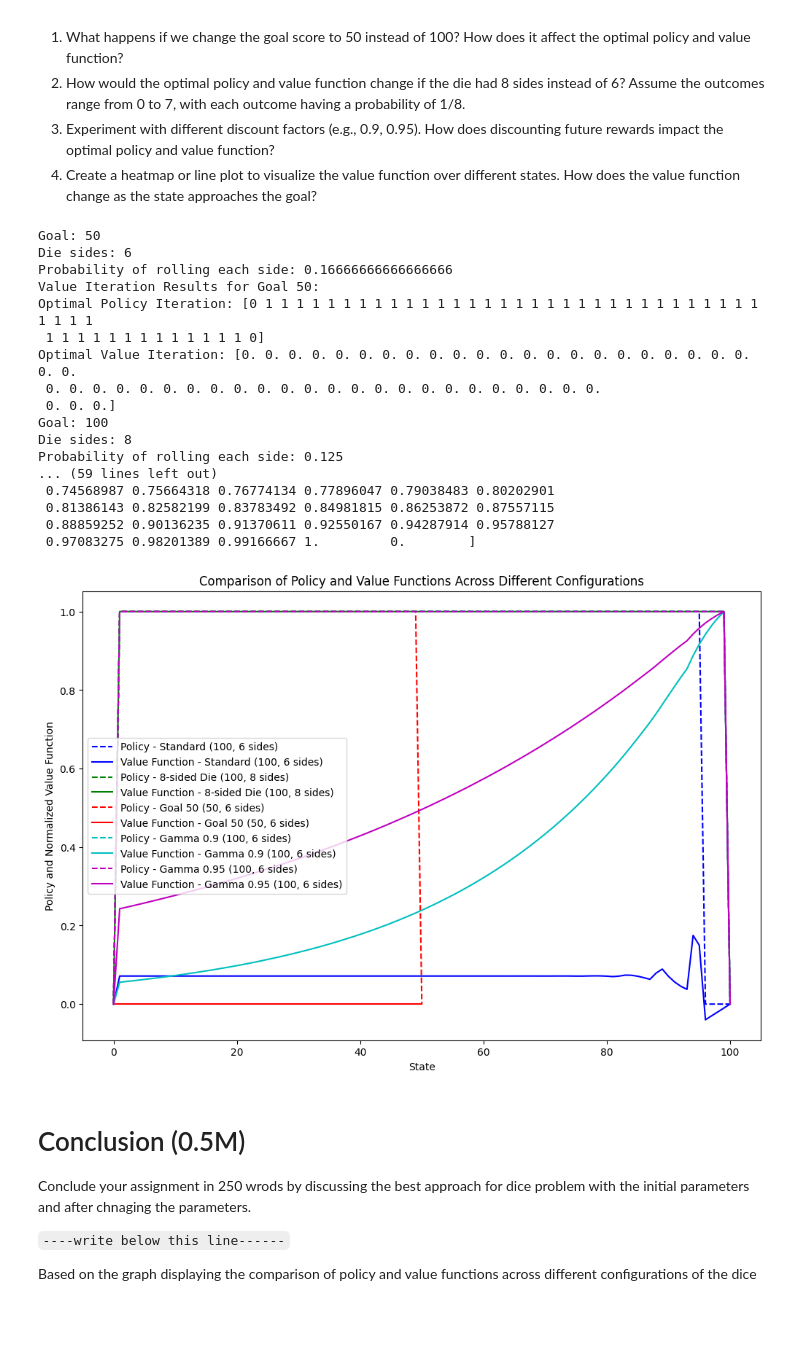
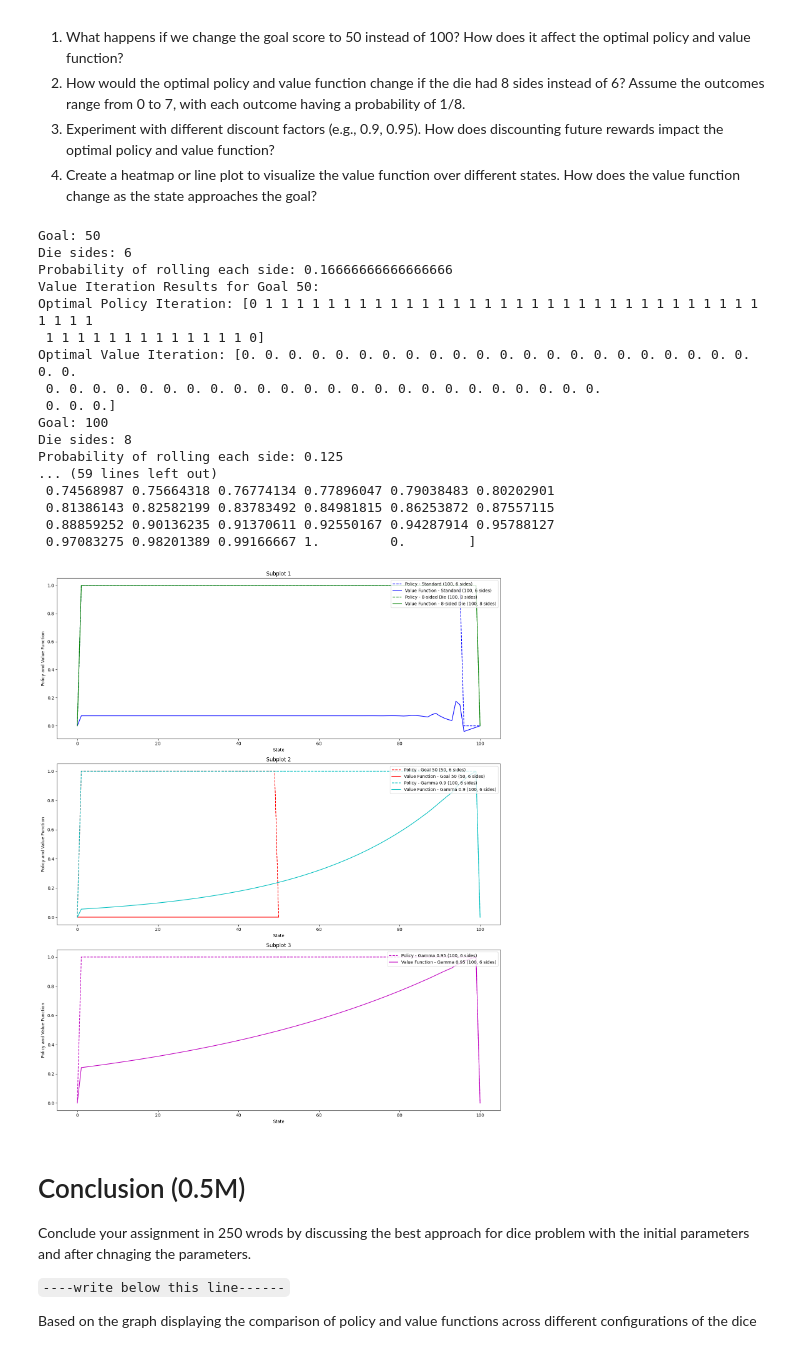
Before and after one commit to sedhha/bits-ai-ml-practice-problems, a Jupyter notebook: 2825/assignment1_part2_template.ipynb, the cells around one changed output. Cells and saved outputs as stored; diff of their text form; code cells hidden in the pictures; blank space fills up the shorter version.

Commit message:
Updated 3 subplots

```diff
--- a/2825/assignment1_part2_template.ipynb
+++ b/2825/assignment1_part2_template.ipynb
@@ -383,58 +387,69 @@ print("Optimal Value Iteration:", V_vi_09)
 # Environment with discount factor 0.95
 policy_vi_095, V_vi_095 = value_iteration(env, gamma=0.95)
 print("Value Iteration Results with Gamma 0.95:")
 print("Optimal Policy Iteration:", policy_vi_095)
 print("Optimal Value Iteration:", V_vi_095)
 # Prepare your data
-environments_data = {
-    "Standard (100, 6 sides)": (policy_pi, V_pi),
-    "8-sided Die (100, 8 sides)": (policy_vi_8, V_vi_8),
-    "Goal 50 (50, 6 sides)": (policy_vi_50, V_vi_50),
-    "Gamma 0.9 (100, 6 sides)": (policy_vi_09, V_vi_09),
-    "Gamma 0.95 (100, 6 sides)": (policy_vi_095, V_vi_095)
-}
+# Create a figure and multiple subplots arranged in columns
+fig, axes = plt.subplots(3, 1, figsize=(15, 18))  # 1 row, 3 columns
 
-# Create a figure and a single axis
-fig, ax1 = plt.subplots(figsize=(12, 8))
+# Colors for each plot
+colors = ['b', 'g', 'r', 'c', 'm', 'y']  # Color for each pair
+line_styles = ['-', '--']  # Different styles for value function and policy
 
-# Plot each policy and value function
-colors = ['b', 'g', 'r', 'c', 'm', 'y', 'k']  # Color for each pair
-for i, (label, (policy, value_function)) in enumerate(environments_data.items()):
-    color = colors[i % len(colors)]
-    # Policy plot
-    ax1.plot(policy, label=f'Policy - {label}', color=color, linestyle='--')
-    # Value function plot
-    ax1.plot(value_function, label=f'Value Function - {label}', color=color)
+# Data
+environments_data = [
+    ("Standard (100, 6 sides)", policy_pi, V_pi),
+    ("8-sided Die (100, 8 sides)", policy_vi_8, V_vi_8),
+    ("Goal 50 (50, 6 sides)", policy_vi_50, V_vi_50),
+    ("Gamma 0.9 (100, 6 sides)", policy_vi_09, V_vi_09),
+    ("Gamma 0.95 (100, 6 sides)", policy_vi_095, V_vi_095)
+]
 
-# Setting labels and title
-ax1.set_xlabel('State')
-ax1.set_ylabel('Policy and Normalized Value Function')
-ax1.set_title('Comparison of Policy and Value Functions Across Different Configurations')
+# Distribution of plots across columns
+subplot_distribution = [2, 2, 1]  # Totals to 5, to match the number of datasets
 
-# Adding a legend
-ax1.legend()
+start_index = 0
+for i, ax in enumerate(axes):
+    for j in range(subplot_distribution[i]):
+        if start_index + j < len(environments_data):  # Check to prevent index out of range
+            label, policy, value_function = environments_data[start_index + j]
+            color = colors[(start_index + j) % len(colors)]
 
-# Show plot
+            # Policy plot
+            ax.plot(policy, label=f'Policy - {label}', color=color, linestyle='--')
+            # Value function plot
+            ax.plot(value_function, label=f'Value Function - {label}', color=color, linestyle='-')
+
+    ax.set_title(f'Subplot {i + 1}')
+    ax.set_xlabel('State')
+    ax.set_ylabel('Policy and Value Function')
+    ax.legend(loc='upper right')
+
+    start_index += subplot_distribution[i]
+
+# Adjust layout to prevent overlap
+fig.tight_layout()
 plt.show()
 # %% [output]
 Goal: 50
 Die sides: 6
 Probability of rolling each side: 0.16666666666666666
 Value Iteration Results for Goal 50:
 Optimal Policy Iteration: [0 1 1 1 1 1 1 1 1 1 1 1 1 1 1 1 1 1 1 1 1 1 1 1 1 1 1 1 1 1 1 1 1 1 1 1 1
  1 1 1 1 1 1 1 1 1 1 1 1 1 0]
 Optimal Value Iteration: [0. 0. 0. 0. 0. 0. 0. 0. 0. 0. 0. 0. 0. 0. 0. 0. 0. 0. 0. 0. 0. 0. 0. 0.
  0. 0. 0. 0. 0. 0. 0. 0. 0. 0. 0. 0. 0. 0. 0. 0. 0. 0. 0. 0. 0. 0. 0. 0.
  0. 0. 0.]
 Goal: 100
 Die sides: 8
 Probability of rolling each side: 0.125
 ... (59 lines left out)
  0.74568987 0.75664318 0.76774134 0.77896047 0.79038483 0.80202901
  0.81386143 0.82582199 0.83783492 0.84981815 0.86253872 0.87557115
  0.88859252 0.90136235 0.91370611 0.92550167 0.94287914 0.95788127
  0.97083275 0.98201389 0.99166667 1.         0.        ]
-[figure, old version]
+[figure, new version]
 # %% [markdown]
 # Conclusion (0.5M)
 
```
Also changed, not shown: parts of 2 cells of this notebook.
